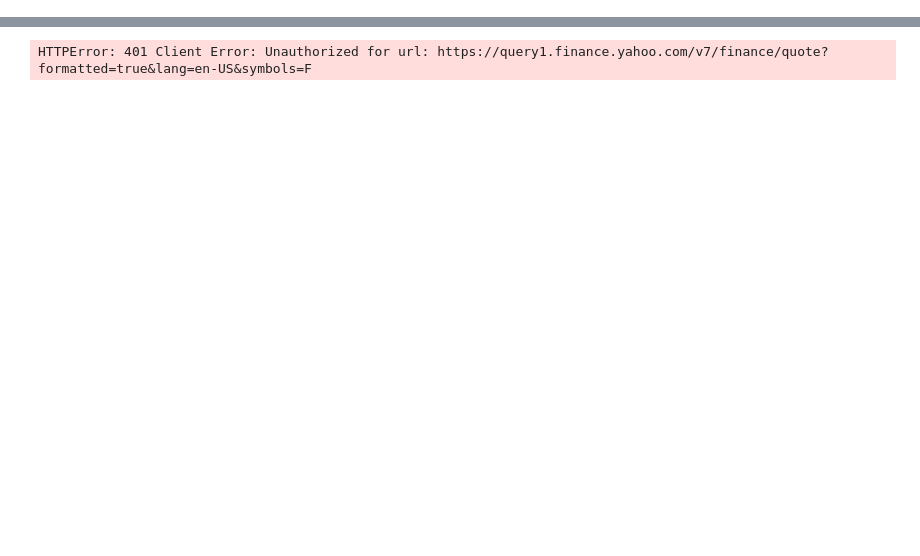
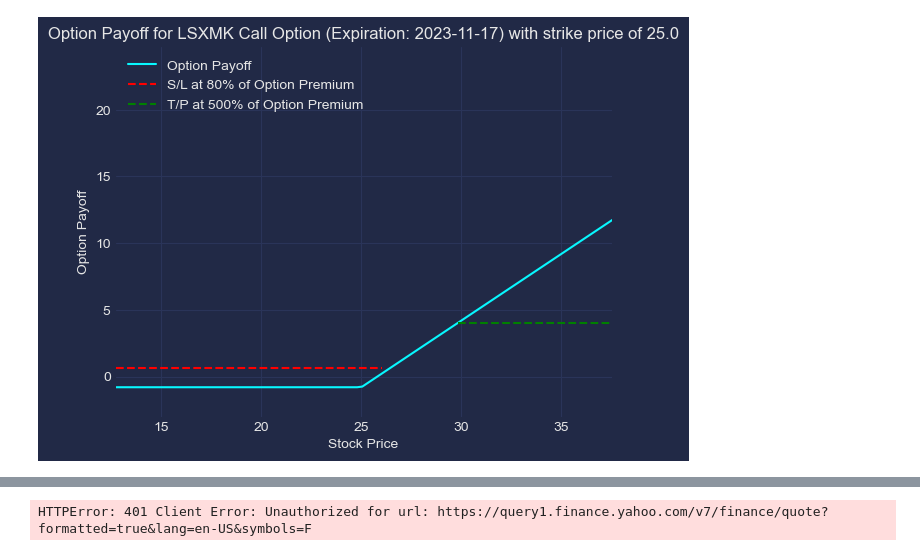
Before and after one commit to Photon1c/ChatGPT_GammaSandbox, a Jupyter notebook: jupyter_notebooks/financialanalysistools/OptionPayoffViz3.ipynb, the cells around one changed output, grey strips where cells are left out. Drawn from its saved outputs; the diff is of its cells as text; code cells hidden in the pictures; blank space fills up the shorter version.

```diff
--- a/jupyter_notebooks/financialanalysistools/OptionPayoffViz3.ipynb
+++ b/jupyter_notebooks/financialanalysistools/OptionPayoffViz3.ipynb
@@ -0,0 +1,97 @@
+# %%
+import pandas as pd
+import yfinance as yf
+import matplotlib.pyplot as plt
+import numpy as np
+import mplcyberpunk
+
+# Function to calculate the call option payoff
+def call_option_payoff(stock_price, strike_price, option_premium):
+    if stock_price < strike_price:
+        return -option_premium
+    else:
+        return stock_price - strike_price - option_premium
+
+# Function to calculate the put option payoff
+def put_option_payoff(stock_price, strike_price, option_premium):
+    if stock_price < strike_price:
+        return max(strike_price - stock_price - option_premium, -option_premium)
+    else:
+        return -option_premium
+
+# Function to plot the option payoff diagram
+def plot_option_payoff(call_or_put, expiration_date, stock_ticker, strike_price, option_premium):
+    # Get the last closing price of the stock from Yahoo Finance
+    stock_info = yf.Ticker(stock_ticker).history(period='1d')
+    current_price = stock_info['Close'][0]
+
+    # Create a range of stock prices
+    stock_prices = np.linspace(current_price * 0.5, current_price * 1.5, 100)
+
+    # Calculate option payoffs based on call or put
+    if call_or_put == "call":
+        option_payoffs = [call_option_payoff(price, strike_price, option_premium) for price in stock_prices]
+    elif call_or_put == "put":
+        option_payoffs = [put_option_payoff(price, strike_price, option_premium) for price in stock_prices]
+
+    # Create the figure and axis objects
+    fig, ax = plt.subplots()
+
+    # Set the axis limits based on the strike price
+    ax.set_xlim([current_price * 0.5, strike_price * 1.5])
+    ax.set_ylim([-3, max(option_payoffs) * 2])
+
+    # Set the axis labels
+    ax.set_xlabel('Stock Price')
+    ax.set_ylabel('Option Payoff')
+
+    # Set the title
+    ax.set_title(f'Option Payoff for {stock_ticker} {call_or_put.capitalize()} Option (Expiration: {expiration_date}) with strike price of {strike_price}')
+
+    # Plot the option payoff function
+    ax.plot(stock_prices, option_payoffs, label='Option Payoff')
+
+    # Find the index where the stock price is closest to the strike price
+    strike_index = np.argmin(np.abs(np.array(stock_prices) - strike_price))
+
+    # Calculate the start_index_red based on the strike price
+    start_index_red = strike_index
+
+    # Calculate the start_index_green based on the strike price
+    start_index_green = strike_index
+
+    # Add horizontal red line for a call option starting from zero and ending at the strike price
+    if call_or_put == "call":
+        ax.axhline(y=0.8 * option_premium, color='red', linestyle='--', label='S/L at 80% of Option Premium', xmin=0, xmax=(strike_price - current_price * 0.5) / (current_price * 1.4 - current_price * 0.5))
+    else:
+        # Flip the horizontal red line for a put option
+        ax.axhline(y=0.8 * option_premium, color='red', linestyle='--', label='S/L at 80% of Option Premium', xmin=(strike_price - current_price * 0.5) / (current_price * 1.8 - current_price * 0.5), xmax=1)
+
+    # Add horizontal green line for a call option starting from the intersection point and ending at the maximum x-axis value
+    if call_or_put == "call":
+        ax.axhline(y=5 * option_premium, color='green', linestyle='--', label='T/P at 500% of Option Premium', xmin=(strike_price - current_price * 0.5) / (current_price * 1.2 - current_price * 0.5), xmax=1)
+    else:
+        # Flip the horizontal green line for a put option
+        ax.axhline(y=5 * option_premium, color='green', linestyle='--', label='T/P at 500% of Option Premium', xmin=0, xmax=strike_index / (len(stock_prices) - 1))
+
+    plt.style.use('cyberpunk')
+
+    # Add legend to the plot
+    ax.legend(loc='upper left')
+
+    # Save the chart as a GIF file
+    chart_filename = f'{stock_ticker}_Option_Payoff.png'
+    plt.savefig(chart_filename, format='png', bbox_inches='tight', pad_inches=0.1)
+
+    plt.show()
+
+# Request user input for option parameters
+call_or_put = input("Call or put? Enter in lowercase letters: ")
+expiration_date = input('Enter the expiration date (YYYY-MM-DD): ')
+stock_ticker = input('Enter the stock ticker: ')
+strike_price = float(input('Enter the strike price: '))
+option_premium = float(input('Enter the option premium: '))
+
+# Plot the option payoff diagram based on user input
+plot_option_payoff(call_or_put, expiration_date, stock_ticker, strike_price, option_premium)
+# %% [output]
@@ -1,3 +103,4 @@
+[figure, added]
 # %%
 import pandas as pd
 import yfinance as yf
```
Also changed, not shown: parts of 4 cells of this notebook, 5 other files.
